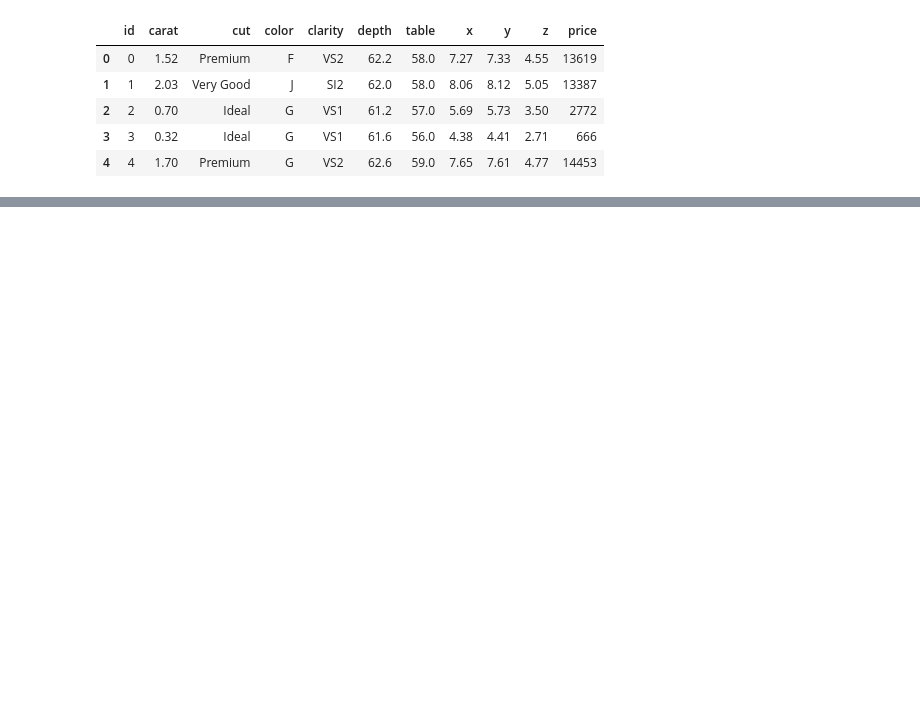
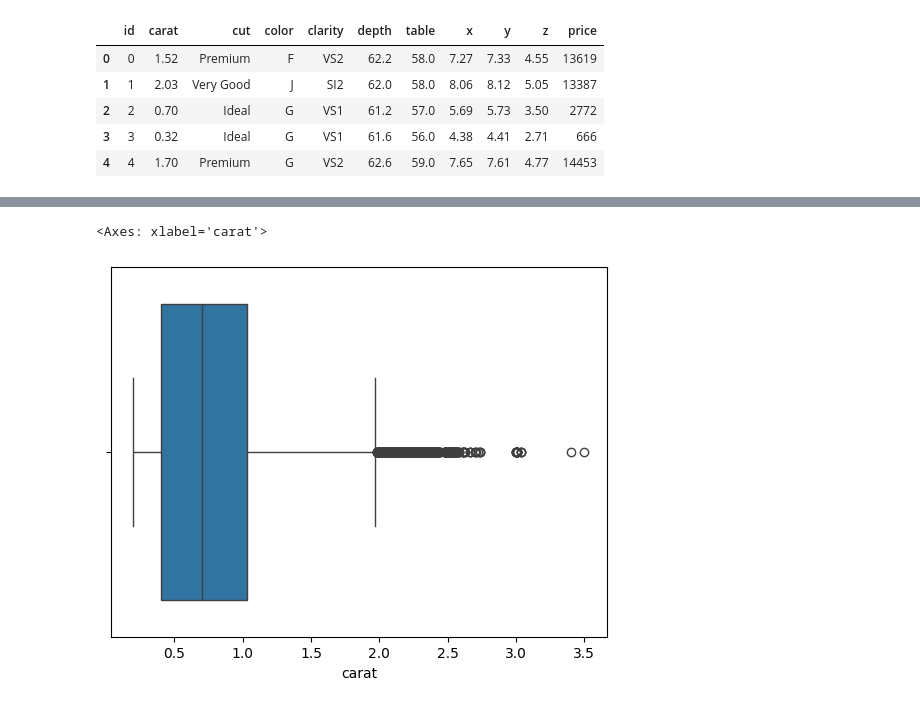
Before and after one commit to 45-Hrishi/End-to-End-Gemstone-Price-Prediction-Application, a Jupyter notebook: research/experiments.ipynb, the cells around one changed output, grey strips where cells are left out. Saved outputs shown, nothing was run; the diff lists cells and outputs as text; code cells hidden in the pictures; blank space fills up the shorter version.

```diff
--- a/research/experiments.ipynb
+++ b/research/experiments.ipynb
@@ -12,0 +216,5 @@ df.head()
+# %%
+sns.boxplot(data=df,x=df['carat'])
+# %% [output]
+<Axes: xlabel='carat'>
+[figure, added]
```
Also changed, not shown: parts of 26 cells of this notebook, 1 other file.
